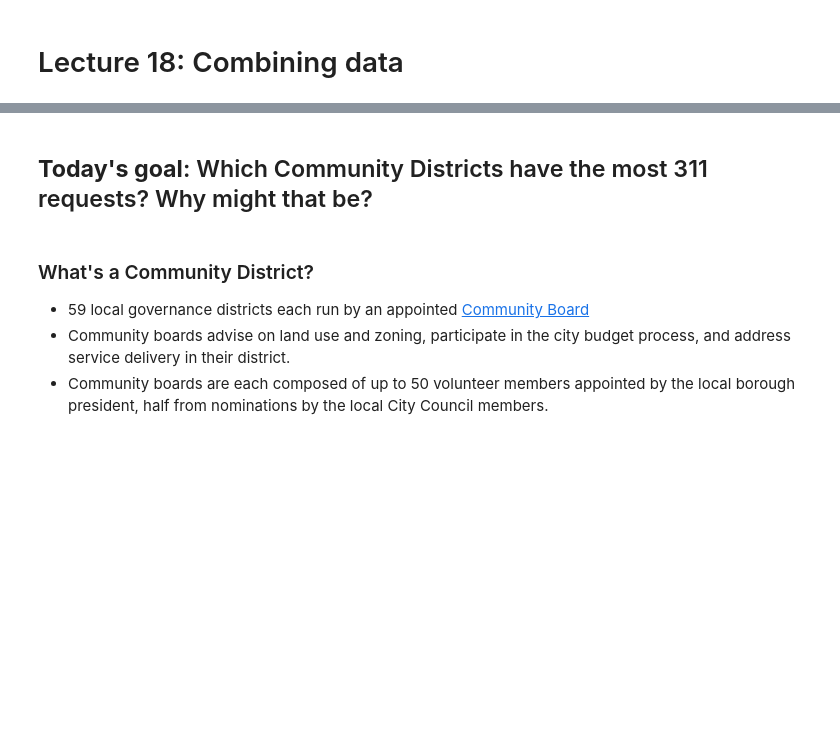
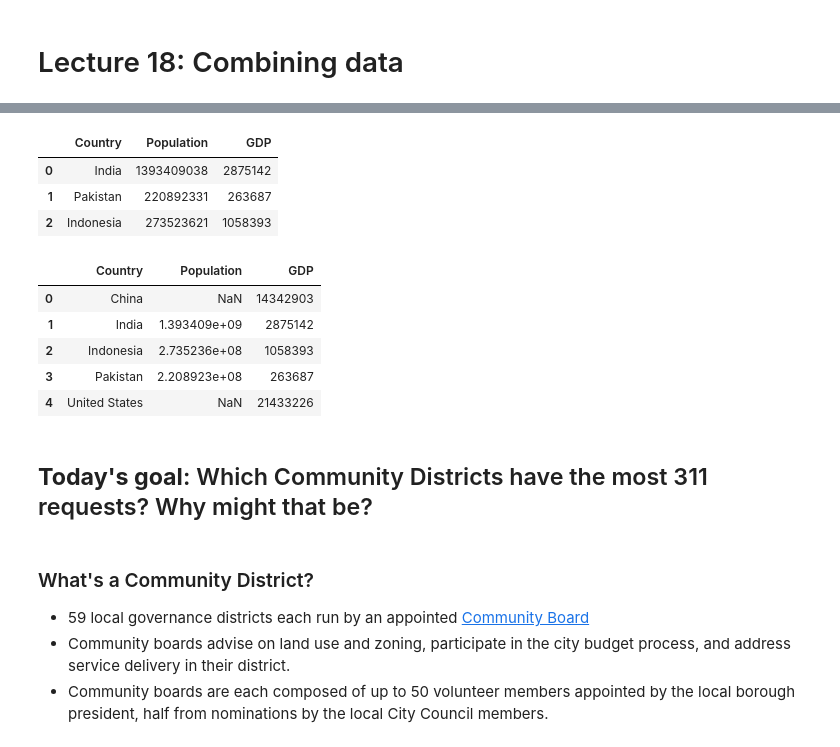
Before and after one commit to afeld/computing-in-context, a Jupyter notebook: lecture_18.ipynb, the cells around one changed output, grey strips where cells are left out. Cells and saved outputs as stored; diff of their text form; code cells hidden in the pictures; blank space fills up the shorter version.

Commit message:
add simple merge example

```diff
--- a/lecture_18.ipynb
+++ b/lecture_18.ipynb
@@ -2,0 +9,10 @@
+# %%
+populations = pd.DataFrame({
+    'Country': ['China', 'India', 'United States', 'Indonesia', 'Pakistan'],
+    'Population': [1444216107, 1393409038, 331893745, 273523621, 220892331]
+})
+
+# get a subset of them
+populations = populations.sample(3)
+
+populations
@@ -2,0 +24,6 @@
+# %%
+gdps = pd.DataFrame({
+    'Country': ['China', 'India', 'United States', 'Indonesia', 'Pakistan'],
+    'GDP': [14342903, 2875142, 21433226, 1058393, 263687]
+})
+gdps
@@ -3,3 +37,19 @@
+# %%
+pd.merge(populations, gdps, on="Country")
+# %% [output]
+|  | Country | Population | GDP |
+| 0 | India | 1393409038 | 2875142 |
+| 1 | Pakistan | 220892331 | 263687 |
+| 2 | Indonesia | 273523621 | 1058393 |
+# %%
+pd.merge(populations, gdps, on="Country", how="outer")
+# %% [output]
+|  | Country | Population | GDP |
+| 0 | China | NaN | 14342903 |
+| 1 | India | 1.393409e+09 | 2875142 |
+| 2 | Indonesia | 2.735236e+08 | 1058393 |
+| 3 | Pakistan | 2.208923e+08 | 263687 |
+| 4 | United States | NaN | 21433226 |
 # %% [markdown]
 ## **Today's goal**: Which Community Districts have the most 311 requests? Why might that be?
 # %% [markdown]
```
Also changed, not shown: parts of 7 cells of this notebook.
